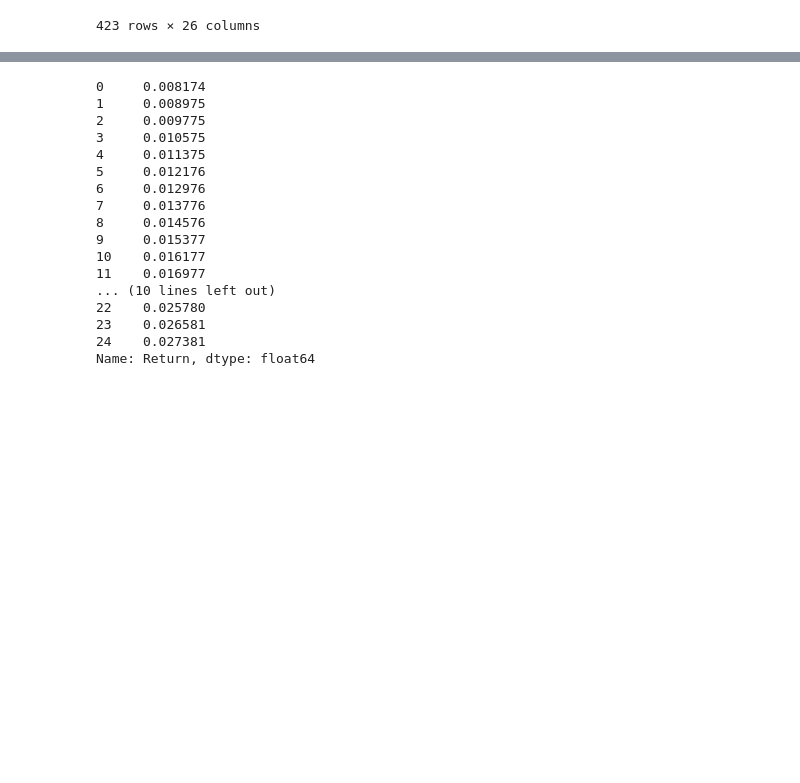
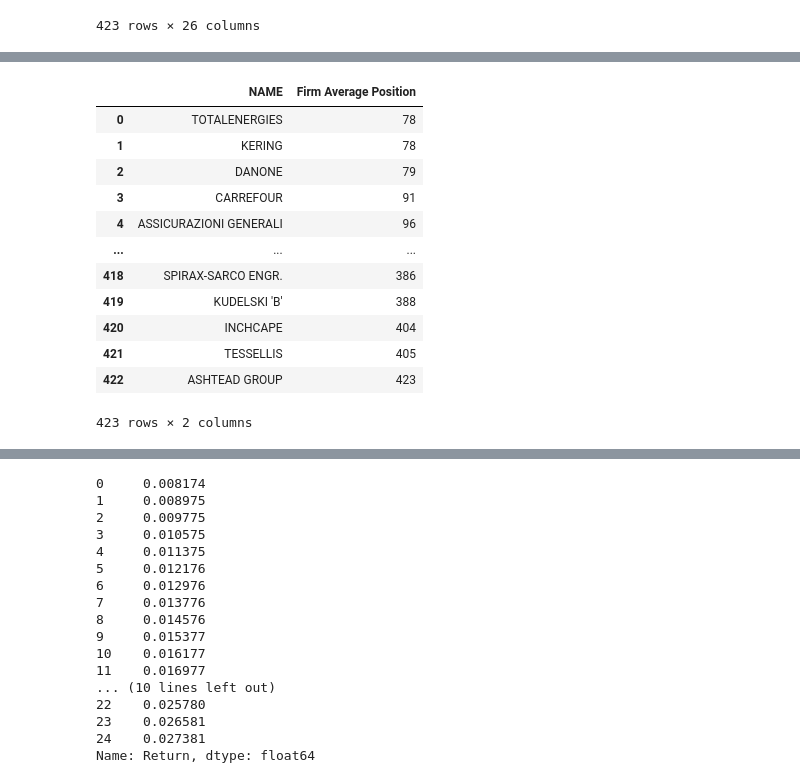
Before and after one commit to BalthazazarDuc/SEF-HW2, a Jupyter notebook: EX1.ipynb, the cells around one changed output, grey strips where cells are left out. Drawn from its saved outputs; the diff is of its cells as text; code cells hidden in the pictures; blank space fills up the shorter version.

```diff
--- a/EX1.ipynb
+++ b/EX1.ipynb
@@ -465,0 +561,15 @@ Average position of BOLIDEN ORD SHS across all portfolios: 202.85
+# %%
+# Calculate the average position for each firm
+merged_df['Firm Average Position'] = (merged_df['Weights Average Position'] + merged_df['EScore Mean Position']) / 2
+
+# Round the 'Firm Average Position' values to the nearest integer
+merged_df['Firm Average Position'] = merged_df['Firm Average Position'].round().astype(int)
+
+# Ensure the values are within the range of 1 to 423
+merged_df['Firm Average Position'] = merged_df['Firm Average Position'].clip(1, 423)
+
+# Select only the columns 'NAME' and 'Firm Average Position'
+result_df = merged_df[['NAME', 'Firm Average Position']]
+
+# Display the resulting dataframe
+print(result_df)
@@ -465,0 +591,23 @@ Average position of BOLIDEN ORD SHS across all portfolios: 202.85
+# %%
+# Sort the DataFrame by the 'Average Position' column
+sorted_result_df = result_df.sort_values(by='Firm Average Position')
+
+# Reset the index to reflect the sorted order
+sorted_result_df.reset_index(drop=True, inplace=True)
+
+# Display the sorted DataFrame
+sorted_result_df
+# %% [output]
+|  | NAME | Firm Average Position |
+| 0 | TOTALENERGIES | 78 |
+| 1 | KERING | 78 |
+| 2 | DANONE | 79 |
+| 3 | CARREFOUR | 91 |
+| 4 | ASSICURAZIONI GENERALI | 96 |
+| ... | ... | ... |
+| 418 | SPIRAX-SARCO ENGR. | 386 |
+| 419 | KUDELSKI 'B' | 388 |
+| 420 | INCHCAPE | 404 |
+| 421 | TESSELLIS | 405 |
+| 422 | ASHTEAD GROUP | 423 |
+423 rows × 2 columns
```
Also changed, not shown: parts of 8 cells of this notebook.
